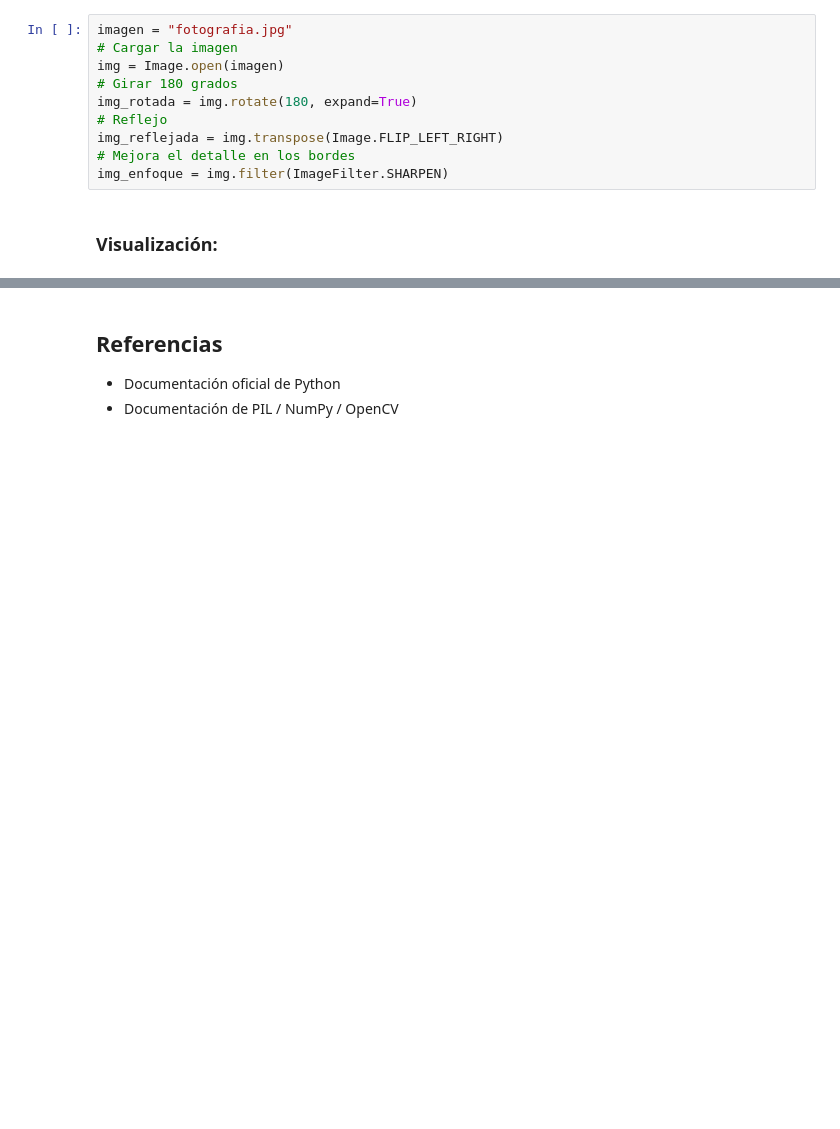
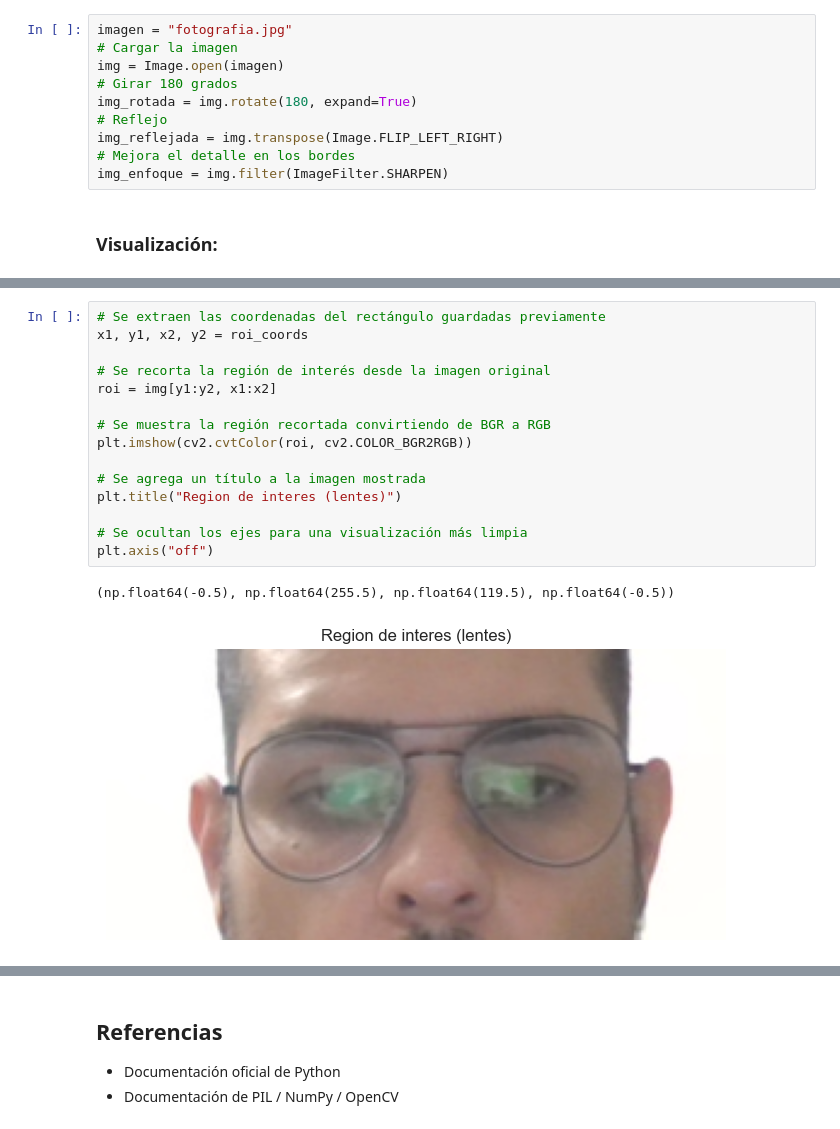
Before and after one commit to chalisin/Procesamiento-de-Imagen-y-Senales-MIA-B-Grupo-7, a Jupyter notebook: tarea-semana-1.ipynb, the cells around one changed output, grey strips where cells are left out. Saved outputs shown, nothing was run; the diff lists cells and outputs as text; blank space fills up the shorter version.

```diff
--- a/tarea-semana-1.ipynb
+++ b/tarea-semana-1.ipynb
@@ -280,0 +361,18 @@ plt.show()
+# %%
+# Se extraen las coordenadas del rectángulo guardadas previamente
+x1, y1, x2, y2 = roi_coords
+
+# Se recorta la región de interés desde la imagen original
+roi = img[y1:y2, x1:x2]
+
+# Se muestra la región recortada convirtiendo de BGR a RGB
+plt.imshow(cv2.cvtColor(roi, cv2.COLOR_BGR2RGB))
+
+# Se agrega un título a la imagen mostrada
+plt.title("Region de interes (lentes)")
+
+# Se ocultan los ejes para una visualización más limpia
+plt.axis("off")
+# %% [output]
+(np.float64(-0.5), np.float64(255.5), np.float64(119.5), np.float64(-0.5))
+[figure, added]
```
Also changed, not shown: parts of 11 cells of this notebook.
